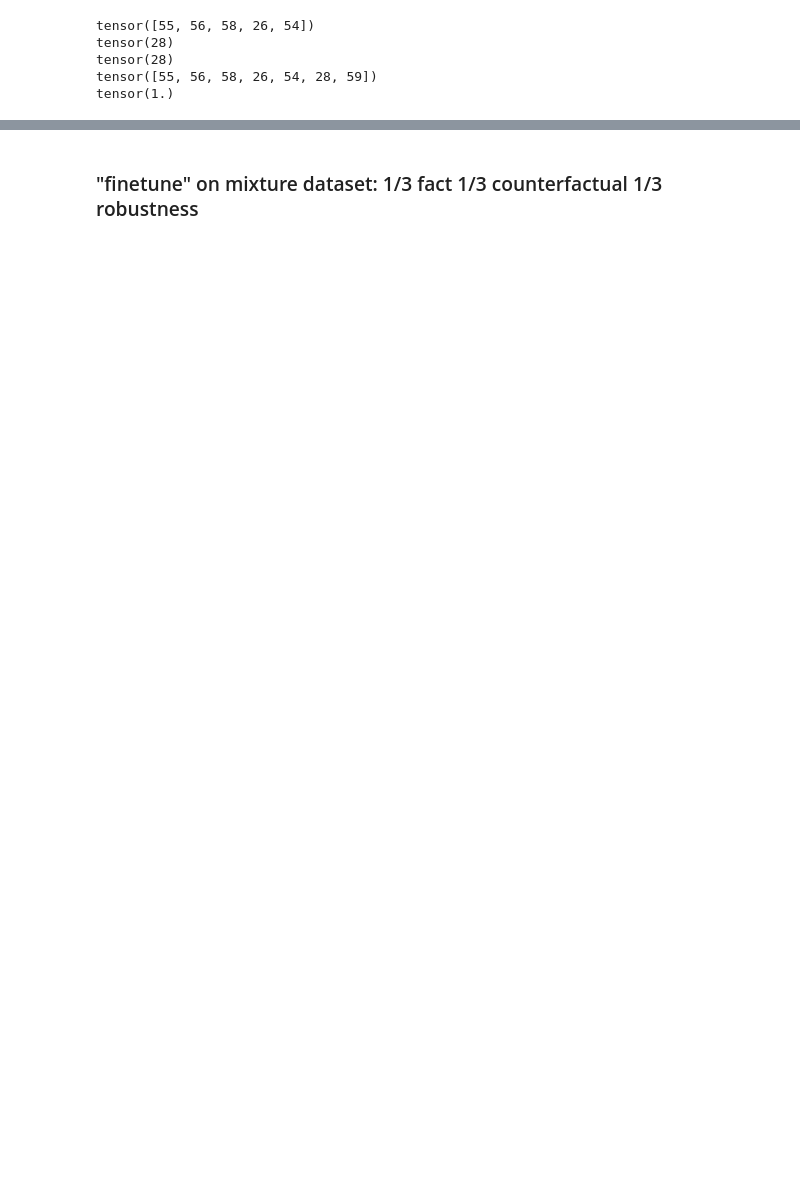
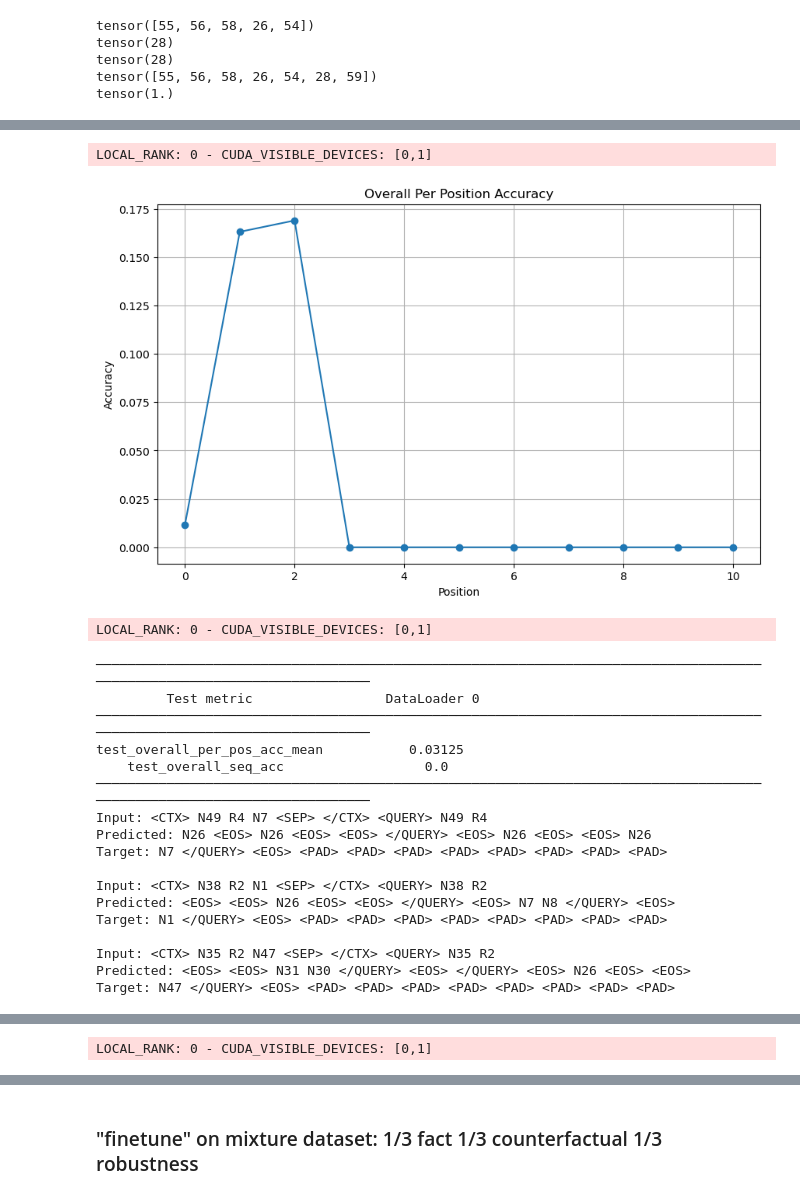
Before and after one commit to katareah/Controllability-and-Robustness, a Jupyter notebook: experiments/knowledge_graph_experiment.ipynb, the cells around one changed output, grey strips where cells are left out. Cells and saved outputs as stored; diff of their text form; code cells hidden in the pictures; blank space fills up the shorter version.

```diff
--- a/experiments/knowledge_graph_experiment.ipynb
+++ b/experiments/knowledge_graph_experiment.ipynb
@@ -428,0 +515,32 @@ reverse_vocab_map = {idx: vocab for vocab, idx in vocab_map.items()}
+# %%
+lit_model.mismatched_sequences.clear()
+trainer.test(model=lit_model, dataloaders=test_dl_control_1)
+mismatch_seq_print(lit_model.mismatched_sequences, reverse_vocab_map)
+lit_model.mismatched_sequences.clear()
+trainer.test(model=lit_model, dataloaders=test_dl_control_2)
+mismatch_seq_print(lit_model.mismatched_sequences, reverse_vocab_map)
+lit_model.mismatched_sequences.clear()
+trainer.test(model=lit_model, dataloaders=test_dl_control_3)
+mismatch_seq_print(lit_model.mismatched_sequences, reverse_vocab_map)
+lit_model.mismatched_sequences.clear()
+# %% [output]
+LOCAL_RANK: 0 - CUDA_VISIBLE_DEVICES: [0,1]
+[figure, added]
+LOCAL_RANK: 0 - CUDA_VISIBLE_DEVICES: [0,1]
+────────────────────────────────────────────────────────────────────────────────────────────────────────────────────────
+         Test metric                 DataLoader 0
+────────────────────────────────────────────────────────────────────────────────────────────────────────────────────────
+test_overall_per_pos_acc_mean           0.03125
+    test_overall_seq_acc                  0.0
+────────────────────────────────────────────────────────────────────────────────────────────────────────────────────────
+Input: <CTX> N49 R4 N7 <SEP> </CTX> <QUERY> N49 R4
+Predicted: N26 <EOS> N26 <EOS> <EOS> </QUERY> <EOS> N26 <EOS> <EOS> N26
+Target: N7 </QUERY> <EOS> <PAD> <PAD> <PAD> <PAD> <PAD> <PAD> <PAD> <PAD>
+
+Input: <CTX> N38 R2 N1 <SEP> </CTX> <QUERY> N38 R2
+Predicted: <EOS> <EOS> N26 <EOS> <EOS> </QUERY> <EOS> N7 N8 </QUERY> <EOS>
+Target: N1 </QUERY> <EOS> <PAD> <PAD> <PAD> <PAD> <PAD> <PAD> <PAD> <PAD>
+
+Input: <CTX> N35 R2 N47 <SEP> </CTX> <QUERY> N35 R2
+Predicted: <EOS> <EOS> N31 N30 </QUERY> <EOS> </QUERY> <EOS> N26 <EOS> <EOS>
+Target: N47 </QUERY> <EOS> <PAD> <PAD> <PAD> <PAD> <PAD> <PAD> <PAD> <PAD>
@@ -428,0 +548 @@ reverse_vocab_map = {idx: vocab for vocab, idx in vocab_map.items()}
+LOCAL_RANK: 0 - CUDA_VISIBLE_DEVICES: [0,1]
```
Also changed, not shown: parts of 12 cells of this notebook, 5 other files.
